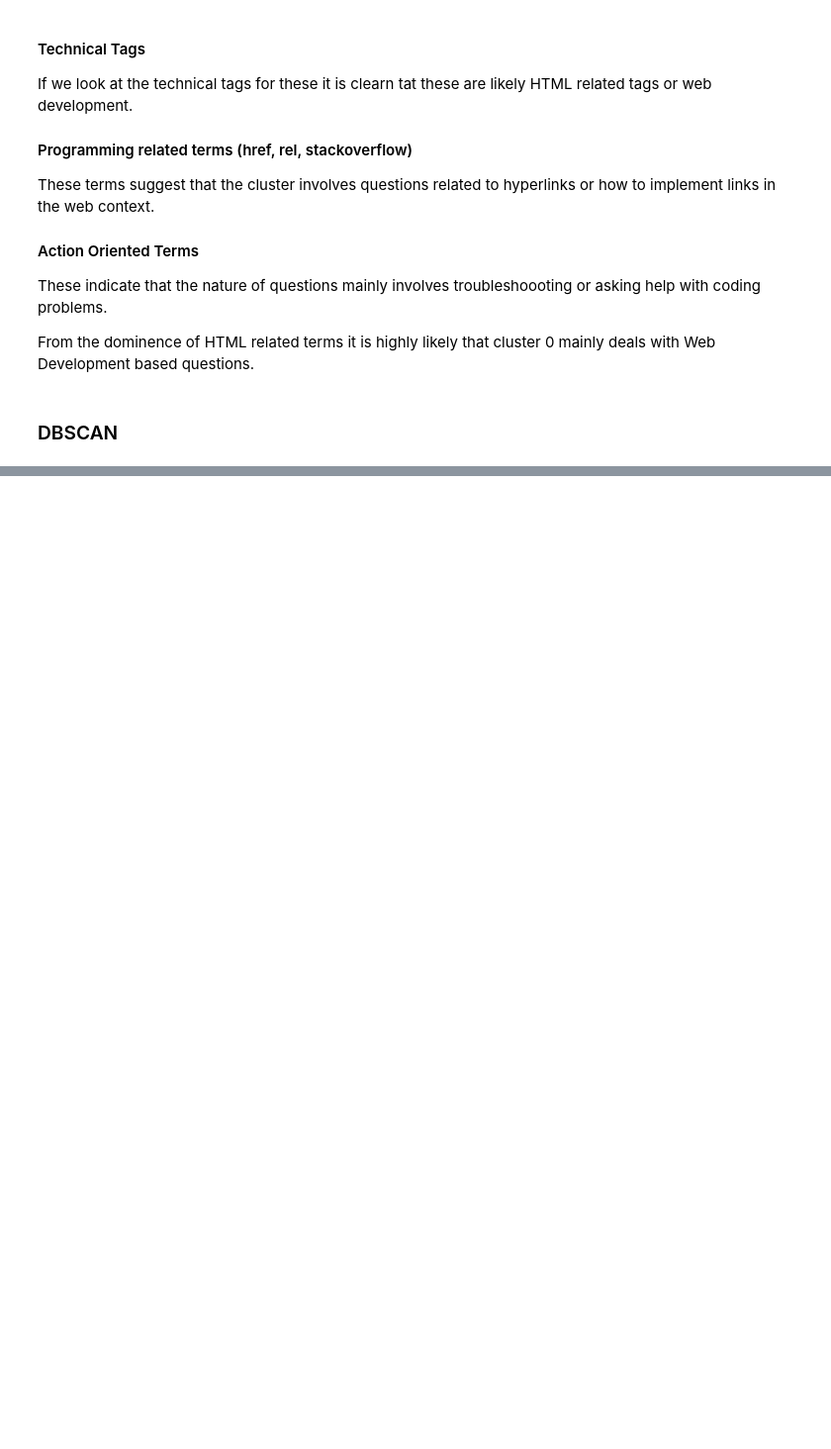
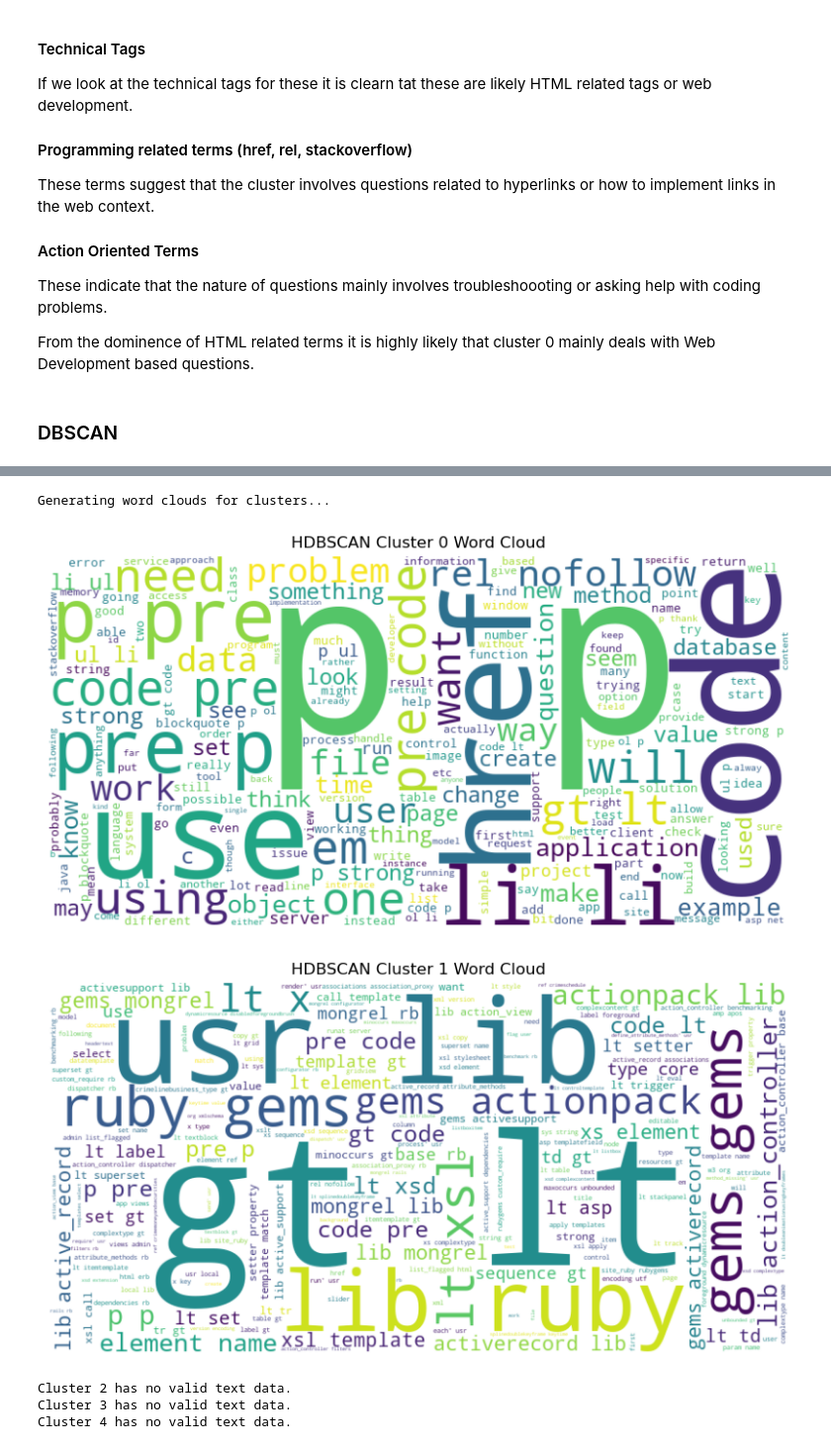
Before and after one commit to shreyaspujari/DocumentClustering_Stackoverflow, a Jupyter notebook: notebooks/clustering_analysis.ipynb, the cells around one changed output, grey strips where cells are left out. Shown at 99% size. Cells and saved outputs as stored; diff of their text form; code cells hidden in the pictures; blank space fills up the shorter version.

```diff
--- a/notebooks/clustering_analysis.ipynb
+++ b/notebooks/clustering_analysis.ipynb
@@ -106,0 +179,25 @@ KeyboardInterrupt:
+# %%
+# Generate Word Clouds for Clusters
+print("Generating word clouds for clusters...")
+for cluster in range(5):
+    cluster_data = final_data[final_data['Limited_Clusters'] == cluster]
+    text = " ".join(cluster_data['Text'].dropna())
+
+    if not text.strip():
+        print(f"Cluster {cluster} has no valid text data.")
+        continue
+
+    wordcloud = WordCloud(width=800, height=400, background_color='white').generate(text)
+
+    plt.figure(figsize=(10, 5))
+    plt.imshow(wordcloud, interpolation='bilinear')
+    plt.axis('off')
+    plt.title(f"HDBSCAN Cluster {cluster} Word Cloud")
+    plt.show()
+# %% [output]
+Generating word clouds for clusters...
+[figure, added]
+[figure, added]
+Cluster 2 has no valid text data.
+Cluster 3 has no valid text data.
+Cluster 4 has no valid text data.
```
Also changed, not shown: parts of 15 cells of this notebook, 2 other files.
